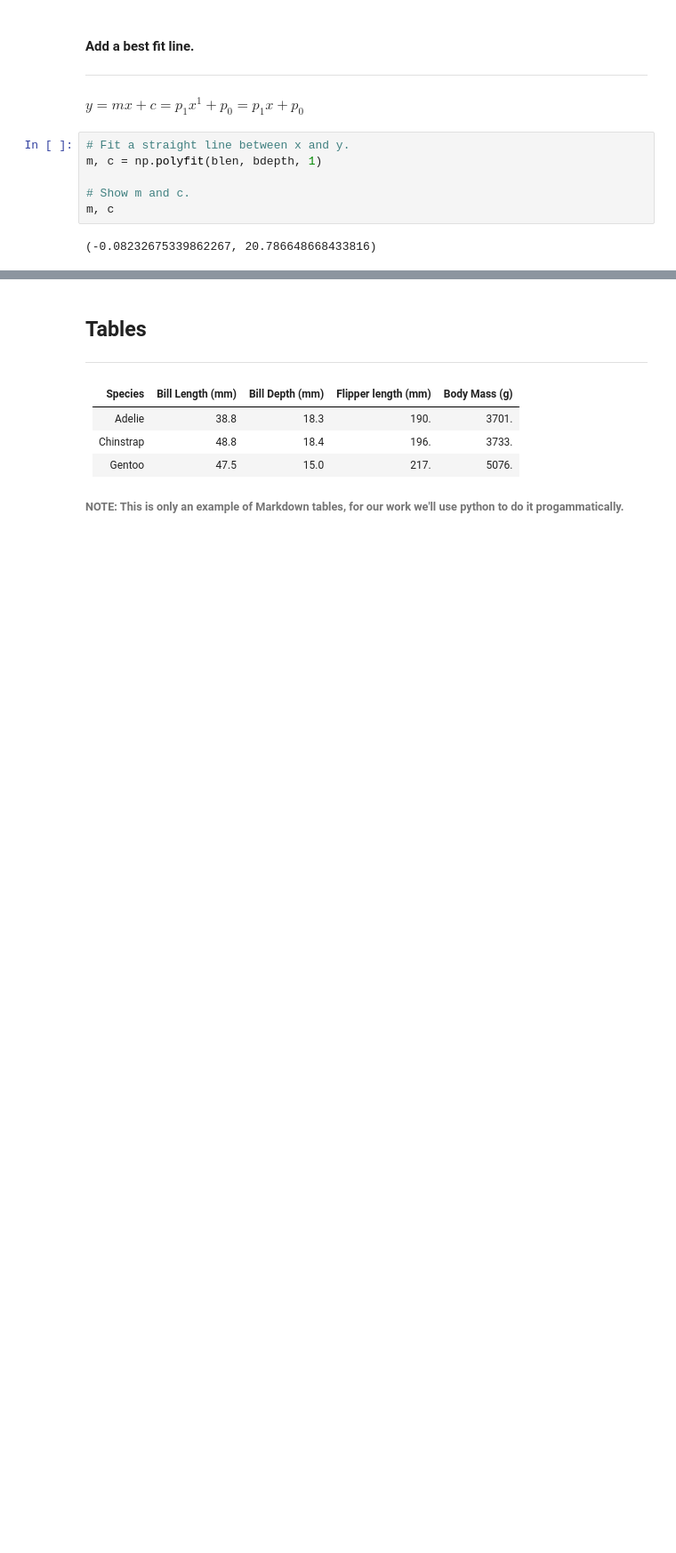
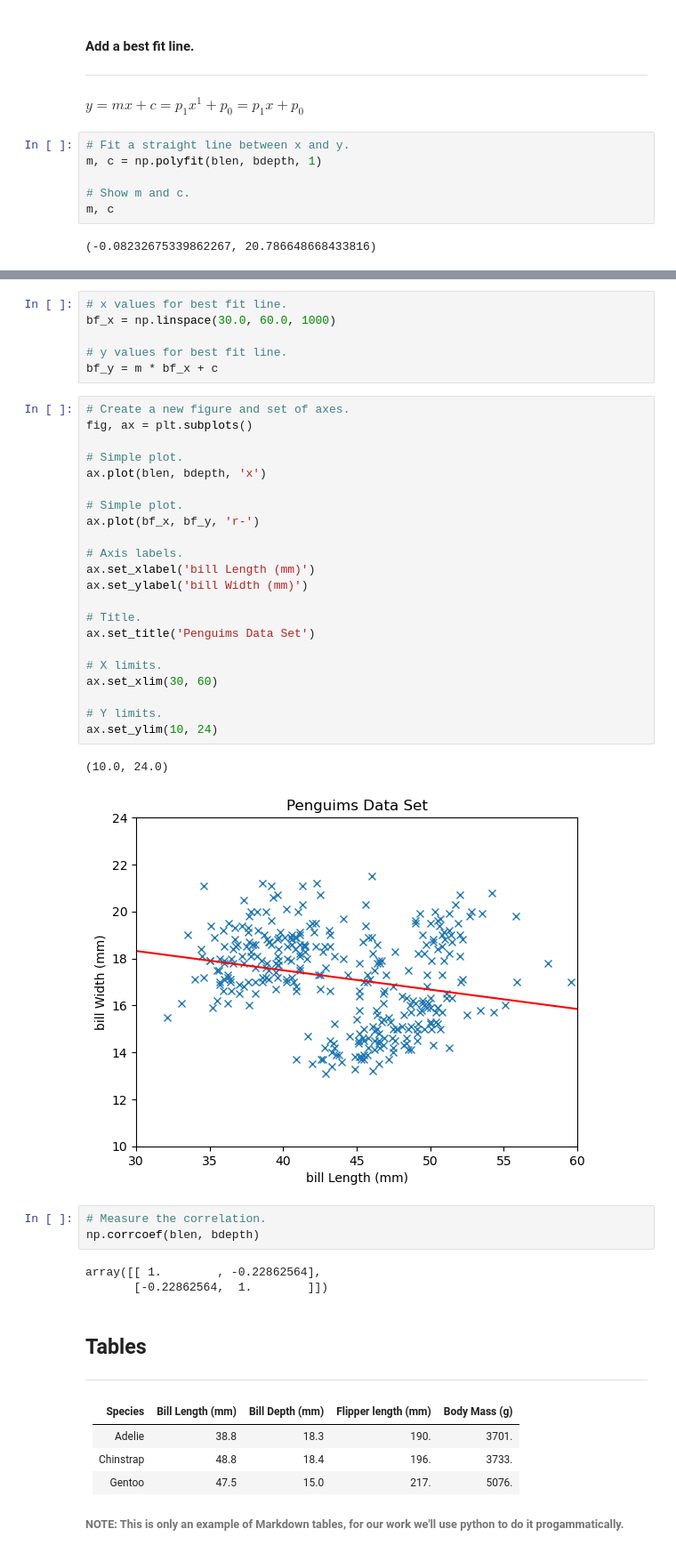
Before and after one commit to hugcamrom/Principles-of-Data-Analytics-Work, a Jupyter notebook: penguins.ipynb, the cells around one changed output, grey strips where cells are left out. Shown at 89% size. Saved outputs shown, nothing was run; the diff lists cells and outputs as text; blank space fills up the shorter version.

Commit message:
correlation

```diff
--- a/penguins.ipynb
+++ b/penguins.ipynb
@@ -236,3 +273,40 @@ m, c
+# %%
+# x values for best fit line.
+bf_x = np.linspace(30.0, 60.0, 1000)
+
+# y values for best fit line.
+bf_y = m * bf_x + c
+# %%
+# Create a new figure and set of axes.
+fig, ax = plt.subplots()
+
+# Simple plot.
+ax.plot(blen, bdepth, 'x')
+
+# Simple plot.
+ax.plot(bf_x, bf_y, 'r-')
+
+# Axis labels.
+ax.set_xlabel('bill Length (mm)')
+ax.set_ylabel('bill Width (mm)')
+
+# Title.
+ax.set_title('Penguims Data Set')
+
+# X limits.
+ax.set_xlim(30, 60)
+
+# Y limits.
+ax.set_ylim(10, 24)
+# %% [output]
+(10.0, 24.0)
+[figure, added]
+# %%
+# Measure the correlation.
+np.corrcoef(blen, bdepth)
+# %% [output]
+array([[ 1.        , -0.22862564],
+       [-0.22862564,  1.        ]])
 # %% [markdown]
 ## Tables
 
```
Also changed, not shown: parts of 4 cells of this notebook.
